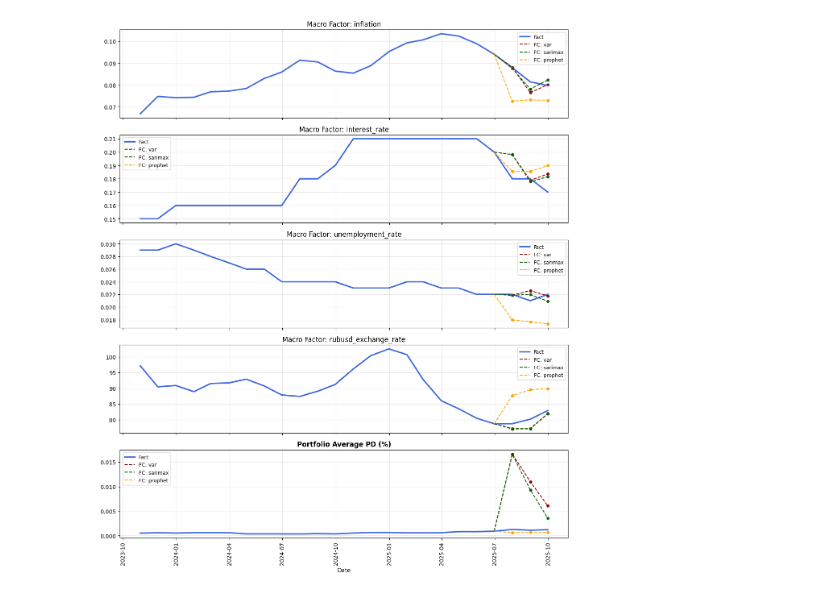
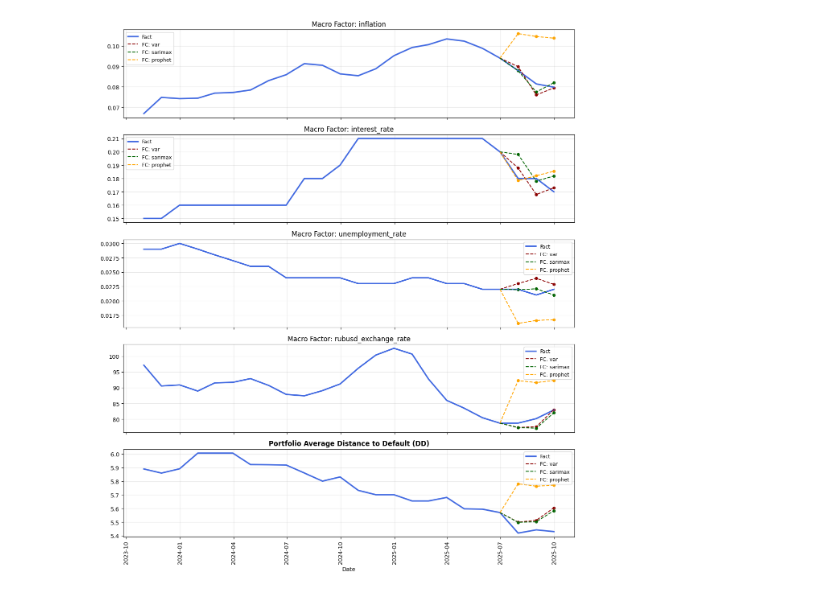
Before and after one commit to MaximKiryakin/Diploma, a Jupyter notebook: masters/main.ipynb, the cells around one changed output. Cells and saved outputs as stored; diff of their text form; code cells hidden in the pictures.

```diff
--- a/masters/main.ipynb
+++ b/masters/main.ipynb
@@ -25,7 +25,7 @@ tickers_list = [
 # Recreate the Portfolio instance with the updated code
 calc = Portfolio(
     dt_calc='2025-09-30',
-    dt_start='2014-03-31',
+    dt_start='2019-03-31',
     stocks_step=8,
     tickers_list=tickers_list
 )
@@ -130,8 +119,10 @@ calc = (
 # %%
 # Вы можете передать список моделей ['var', 'sarimax', 'prophet'] для сравнения
+# Теперь прогнозируется DD (Distance to Default) вместо PD для повышения стабильности OLS
 calc = calc.plot_macro_forecast(
     horizon=-3,
     models=['var', 'sarimax', 'prophet'],
+    target_col='DD',
     tail=24,
     verbose=True
 )
@@ -140 +131 @@ calc = calc.plot_macro_forecast(
-[figure, old version]
+[figure, new version]
```
Also changed, not shown: parts of 8 cells of this notebook, 2 other files.
